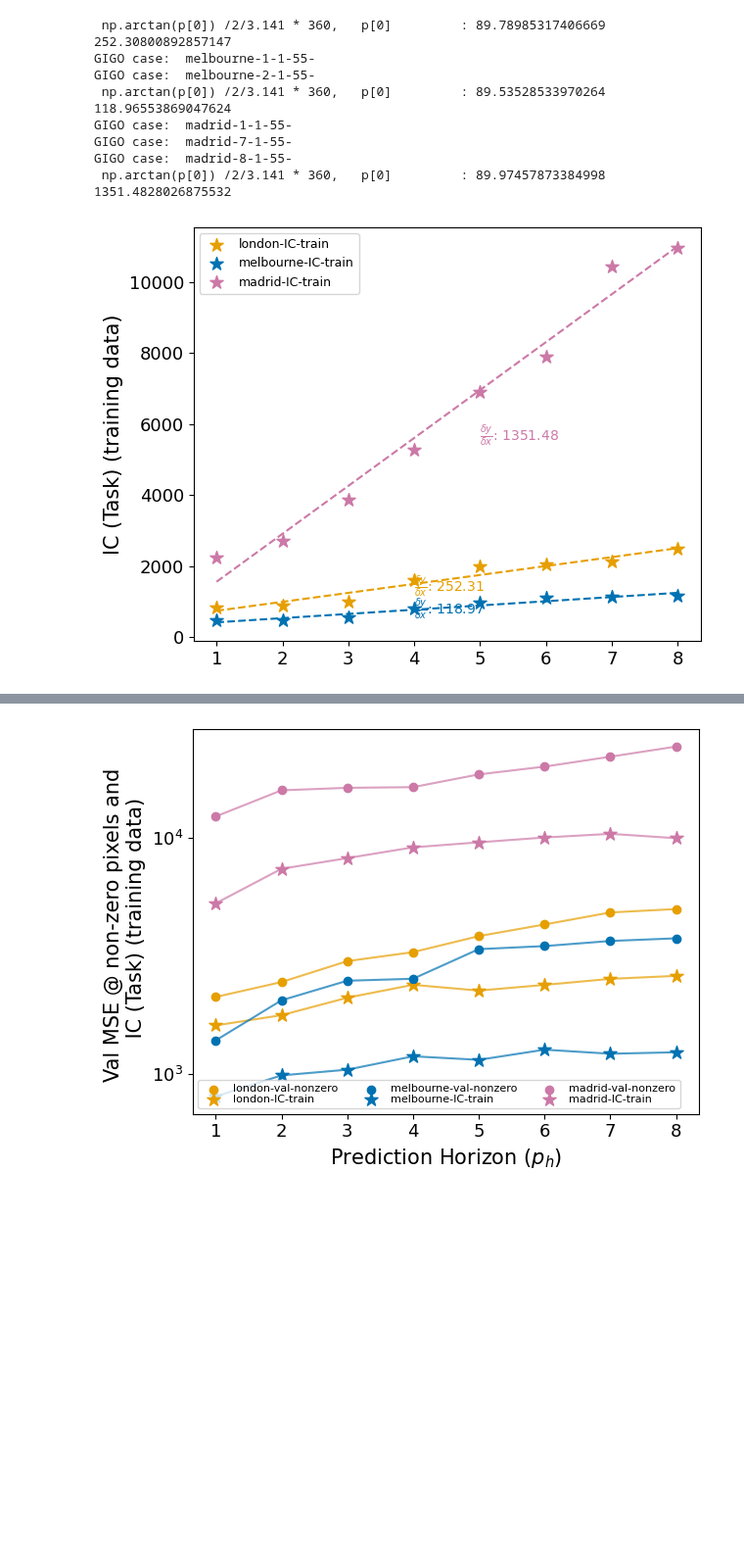
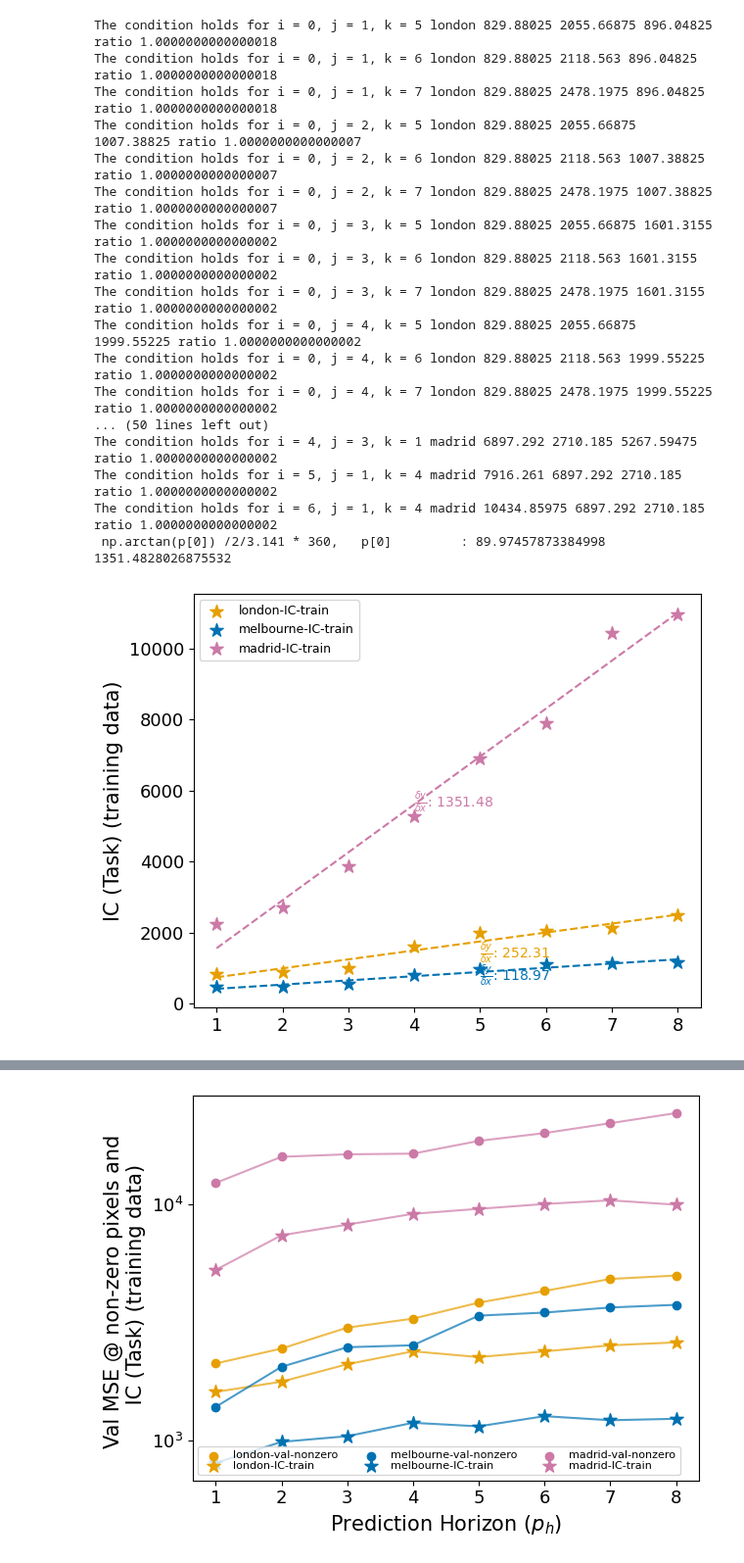
Before and after one commit to mie-lab/Complexity-Aware-Traffic-Prediction, a Jupyter notebook: CATP/plotting/adam_001_30_epochs/analyse_validation_csv_with_normalised_IC.ipynb, the cells around one changed output, grey strips where cells are left out. Shown at 98% size. Saved outputs shown, nothing was run; the diff lists cells and outputs as text; code cells hidden in the pictures; blank space fills up the shorter version.

```diff
--- a/CATP/plotting/adam_001_30_epochs/analyse_validation_csv_with_normalised_IC.ipynb
+++ b/CATP/plotting/adam_001_30_epochs/analyse_validation_csv_with_normalised_IC.ipynb
@@ -17,7 +18,7 @@ city_color = {"london" : "#E69F00",
              "madrid": "#CC79A7"}
 # %%
 import pandas as pd
-df_cx = pd.read_csv("adam_001_30_epochs/IC_file.csv")
+df_cx = pd.read_csv("IC_file.csv")
 df_cx.head()
 # %% [output]
 |  | cityname | i_o_length | prediction_horizon | grid_size | cx_sample_whole_data | CSR_MP_sum_y_exceeding_r_x_max | ... |
@@ -28,0 +48,33 @@ df_cx.head()
+# %%
+# Original text
+text = """
+      $IC(Task(i_o=4, p_h=1, s=55))$ & 1601.315500 & 5267.594750 & 801.030750
+    $IC(Task(i_o=4, p_h=2, s=55))$ & 1769.381750 & 7379.334750 & 983.614000
+    $IC(Task(i_o=4, p_h=3, s=55))$ & 2097.799250 & 8189.904000 & 1039.662750
+    $IC(Task(i_o=4, p_h=4, s=55))$ & 2379.721500 & 9096.984250 & 1184.808500
+    $IC(Task(i_o=4, p_h=5, s=55))$ & 2249.153000 & 9553.902000 & 1144.663750
+    $IC(Task(i_o=4, p_h=6, s=55))$ & 2377.993500 & 10014.493750 & 1263.964250
+    $IC(Task(i_o=4, p_h=7, s=55))$ & 2522.148500 & 10379.282750 & 1214.752750
+    $IC(Task(i_o=4, p_h=8, s=55))$ & 2596.231750 & 9946.479500 & 1232.225500
+"""
+
+# Split text into lines
+lines = text.strip().split('\n')
+
+# Process each line
+new_lines = []
+for line in lines:
+    # Split line into cells
+    cells = line.split('&')
+    # Round the numerical values to 2 decimal places
+    rounded_cells = [
+        f"{float(value.strip()):.2f}" if i > 0 else value  # Skip the first cell
+        for i, value in enumerate(cells)
+    ]
+    # Join the cells back together and append to new_lines
+    new_lines.append(' & '.join(rounded_cells) + ' \\\\')
+
+# Join the new lines back together
+new_text = '\n    '.join(new_lines)
+
+print(new_text)
@@ -170,7 +248,7 @@ for city in config.city_list:
                                                 scale=scale)
                 filename = "val_csv_" + prefix + ".csv"
                 try:
-                    df = pd.read_csv(os.path.join("val_csv_all_models_all_cities", filename))
+                    df = pd.read_csv(os.path.join("../val_csv_all_models_all_cities", filename))
                 except (pd.errors.EmptyDataError, FileNotFoundError) as e:
                     print (cityname, " Empty/Not found, ignoring; plot will be missing")
                     print (e)
@@ -326,7 +404,7 @@ for city in config.city_list:
                                                 scale=scale)
                 filename = "val_csv_" + prefix + ".csv"
                 try:
-                    df = pd.read_csv(os.path.join("val_csv_all_models_all_cities", filename))
+                    df = pd.read_csv(os.path.join("../val_csv_all_models_all_cities", filename))
                 except (pd.errors.EmptyDataError, FileNotFoundError) as e:
                     print (cityname, " Empty/Not found, ignoring; plot will be missing")
                     print (e)
@@ -409,41 +487,50 @@ for city in config.city_list:
         for j in range(n):
             for k in range(n):
                 if i != j and i != k and j != k:  # Ensure i, j, and k are distinct
                     if (a[i] - a[j])/ ((a[k] - a[j]) + (a[i] - a[k])) > 1: #  and i>j and k>0 and j>0:
                         print(f"The condition holds for i = {i}, j = {j}, k = {k}", cityname, a[i], a[k], a[j],
                              "ratio",  (a[i] - a[j])/ ((a[k] - a[j]) + (a[i] - a[k])))
     # Display the slope value on the plot
     plt.text(
              text_x,
              text_y,
              r'$\frac{\delta y}{\delta x}$' + f': {p[0]:.2f}',
              color=city_color[cityname],
              fontsize=10,
              rotation=rr,#np.arctan(p[0]) / (2*3.141) * 360 * 45 /(131-6)
             )
 
     sprint ( np.arctan(p[0]) /2/3.141 * 360,   p[0]        )
     # plt.plot(config.scales[::-1], line_plot_Val_loss, color=city_color[cityname], alpha=0.7)
 
 plt.ylabel("IC (Task) (training data)", fontsize=15)
 # plt.yscale('symlog')
 # plt.ylim(bottom=0.101)
 plt.xticks(fontsize=13)
 plt.yticks(fontsize=13)
 plt.legend(loc="best", fontsize=9, ncol=1)
 plt.tight_layout()
 plt.savefig("IO_increase_slope.png")
 plt.show()
 # %% [output]
- np.arctan(p[0]) /2/3.141 * 360,   p[0]         : 89.78985317406669 252.30800892857147
-GIGO case:  melbourne-1-1-55-
-GIGO case:  melbourne-2-1-55-
- np.arctan(p[0]) /2/3.141 * 360,   p[0]         : 89.53528533970264 118.96553869047624
-GIGO case:  madrid-1-1-55-
-GIGO case:  madrid-7-1-55-
-GIGO case:  madrid-8-1-55-
+The condition holds for i = 0, j = 1, k = 5 london 829.88025 2055.66875 896.04825 ratio 1.0000000000000018
+The condition holds for i = 0, j = 1, k = 6 london 829.88025 2118.563 896.04825 ratio 1.0000000000000018
+The condition holds for i = 0, j = 1, k = 7 london 829.88025 2478.1975 896.04825 ratio 1.0000000000000018
+The condition holds for i = 0, j = 2, k = 5 london 829.88025 2055.66875 1007.38825 ratio 1.0000000000000007
+The condition holds for i = 0, j = 2, k = 6 london 829.88025 2118.563 1007.38825 ratio 1.0000000000000007
+The condition holds for i = 0, j = 2, k = 7 london 829.88025 2478.1975 1007.38825 ratio 1.0000000000000007
+The condition holds for i = 0, j = 3, k = 5 london 829.88025 2055.66875 1601.3155 ratio 1.0000000000000002
+The condition holds for i = 0, j = 3, k = 6 london 829.88025 2118.563 1601.3155 ratio 1.0000000000000002
+The condition holds for i = 0, j = 3, k = 7 london 829.88025 2478.1975 1601.3155 ratio 1.0000000000000002
+The condition holds for i = 0, j = 4, k = 5 london 829.88025 2055.66875 1999.55225 ratio 1.0000000000000002
+The condition holds for i = 0, j = 4, k = 6 london 829.88025 2118.563 1999.55225 ratio 1.0000000000000002
+The condition holds for i = 0, j = 4, k = 7 london 829.88025 2478.1975 1999.55225 ratio 1.0000000000000002
+... (50 lines left out)
+The condition holds for i = 4, j = 3, k = 1 madrid 6897.292 2710.185 5267.59475 ratio 1.0000000000000002
+The condition holds for i = 5, j = 1, k = 4 madrid 7916.261 6897.292 2710.185 ratio 1.0000000000000002
+The condition holds for i = 6, j = 1, k = 4 madrid 10434.85975 6897.292 2710.185 ratio 1.0000000000000002
  np.arctan(p[0]) /2/3.141 * 360,   p[0]         : 89.97457873384998 1351.4828026875532
-[figure, old version]
+[figure, new version]
 # %%
 import pandas as pd
 
```
Also changed, not shown: parts of 12 cells of this notebook, 57 other files.
